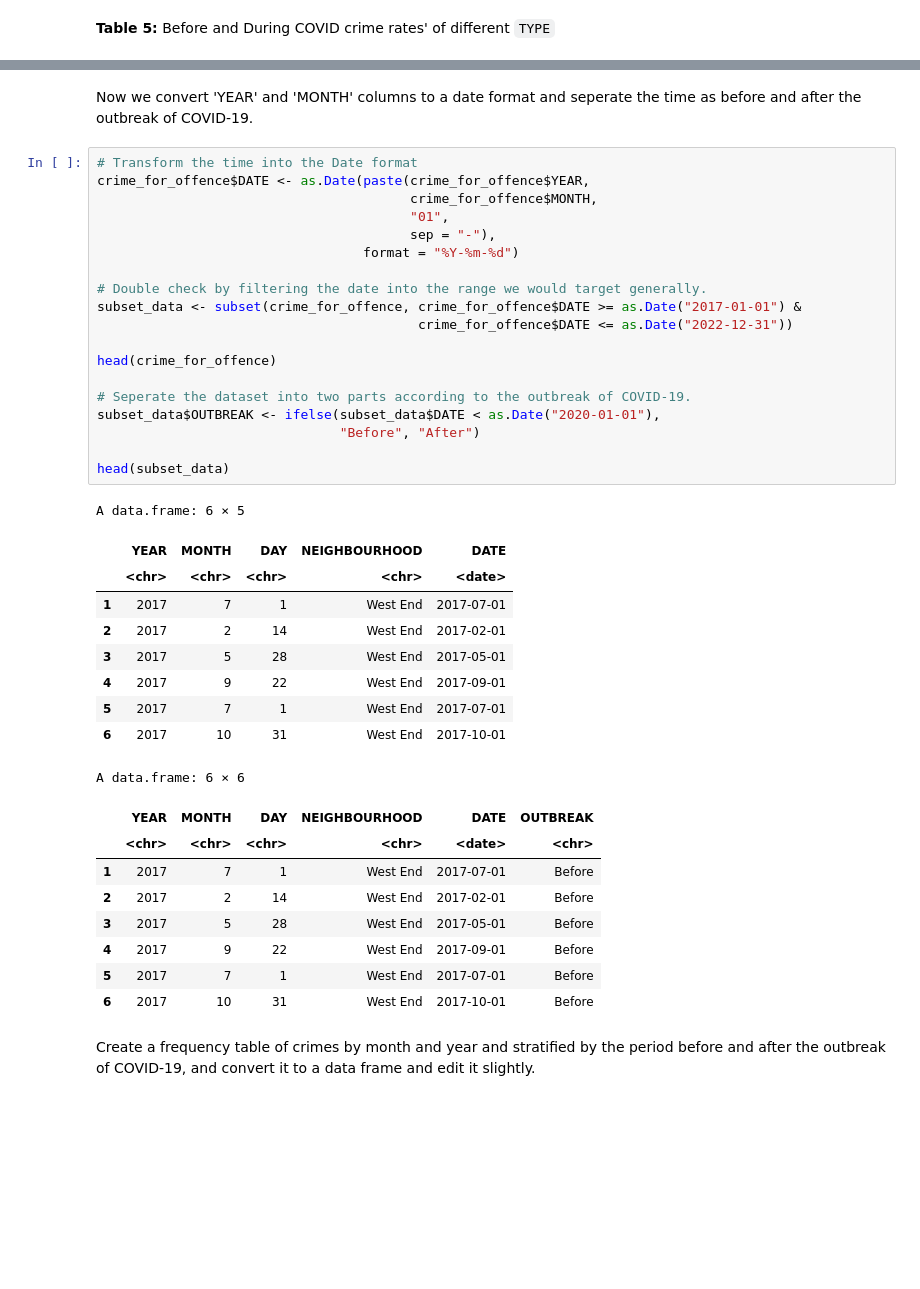
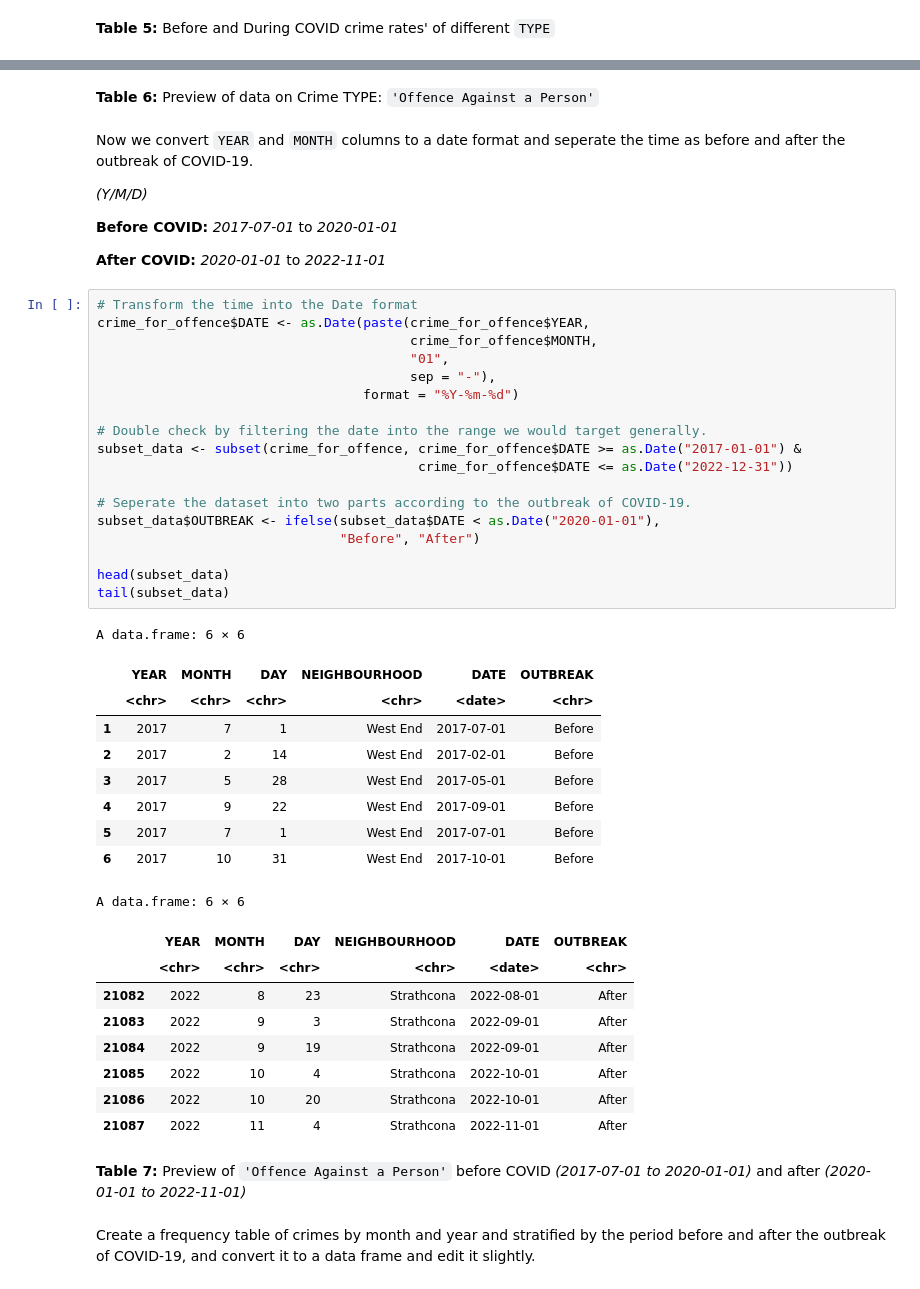
Before and after one commit to Rz02/stat201_2022w2_group_06_project, a Jupyter notebook: crime_rate_comparison.ipynb, the cells around one changed output, grey strips where cells are left out. Drawn from its saved outputs; the diff is of its cells as text; blank space fills up the shorter version.

```diff
--- a/crime_rate_comparison.ipynb
+++ b/crime_rate_comparison.ipynb
@@ -258,46 +271,55 @@ A data.frame: 6 × 4
 | 4 | 2017 | 9 | 22 | West End |
 | 5 | 2017 | 7 | 1 | West End |
 | 6 | 2017 | 10 | 31 | West End |
+# %% [markdown]
+**Table 6:** Preview of data on Crime TYPE: `'Offence Against a Person'`
 # %% [markdown]
-Now we convert 'YEAR' and 'MONTH' columns to a date format and seperate the time as before and after the outbreak of COVID-19.
+Now we convert `YEAR` and `MONTH` columns to a date format and seperate the time as before and after the outbreak of COVID-19.
+
+*(Y/M/D)*
+
+**Before COVID:** *2017-07-01* to *2020-01-01*
+
+**After COVID:** *2020-01-01* to *2022-11-01*
 # %%
 # Transform the time into the Date format
 crime_for_offence$DATE <- as.Date(paste(crime_for_offence$YEAR,
                                         crime_for_offence$MONTH,
                                         "01",
                                         sep = "-"),
                                   format = "%Y-%m-%d")
 
 # Double check by filtering the date into the range we would target generally.
 subset_data <- subset(crime_for_offence, crime_for_offence$DATE >= as.Date("2017-01-01") &
                                          crime_for_offence$DATE <= as.Date("2022-12-31"))
 
-head(crime_for_offence)
-
 # Seperate the dataset into two parts according to the outbreak of COVID-19.
 subset_data$OUTBREAK <- ifelse(subset_data$DATE < as.Date("2020-01-01"),
                                "Before", "After")
 
 head(subset_data)
+tail(subset_data)
 # %% [output]
-A data.frame: 6 × 5
+A data.frame: 6 × 6
-|  | YEAR | MONTH | DAY | NEIGHBOURHOOD | DATE |
-|  | <chr> | <chr> | <chr> | <chr> | <date> |
-| 1 | 2017 | 7 | 1 | West End | 2017-07-01 |
-| 2 | 2017 | 2 | 14 | West End | 2017-02-01 |
-| 3 | 2017 | 5 | 28 | West End | 2017-05-01 |
-| 4 | 2017 | 9 | 22 | West End | 2017-09-01 |
-| 5 | 2017 | 7 | 1 | West End | 2017-07-01 |
-| 6 | 2017 | 10 | 31 | West End | 2017-10-01 |
+|  | YEAR | MONTH | DAY | NEIGHBOURHOOD | DATE | OUTBREAK |
+|  | <chr> | <chr> | <chr> | <chr> | <date> | <chr> |
+| 1 | 2017 | 7 | 1 | West End | 2017-07-01 | Before |
+| 2 | 2017 | 2 | 14 | West End | 2017-02-01 | Before |
+| 3 | 2017 | 5 | 28 | West End | 2017-05-01 | Before |
+| 4 | 2017 | 9 | 22 | West End | 2017-09-01 | Before |
+| 5 | 2017 | 7 | 1 | West End | 2017-07-01 | Before |
+| 6 | 2017 | 10 | 31 | West End | 2017-10-01 | Before |
 A data.frame: 6 × 6
 |  | YEAR | MONTH | DAY | NEIGHBOURHOOD | DATE | OUTBREAK |
 |  | <chr> | <chr> | <chr> | <chr> | <date> | <chr> |
-| 1 | 2017 | 7 | 1 | West End | 2017-07-01 | Before |
-| 2 | 2017 | 2 | 14 | West End | 2017-02-01 | Before |
-| 3 | 2017 | 5 | 28 | West End | 2017-05-01 | Before |
-| 4 | 2017 | 9 | 22 | West End | 2017-09-01 | Before |
-| 5 | 2017 | 7 | 1 | West End | 2017-07-01 | Before |
-| 6 | 2017 | 10 | 31 | West End | 2017-10-01 | Before |
+| 21082 | 2022 | 8 | 23 | Strathcona | 2022-08-01 | After |
+| 21083 | 2022 | 9 | 3 | Strathcona | 2022-09-01 | After |
+| 21084 | 2022 | 9 | 19 | Strathcona | 2022-09-01 | After |
+| 21085 | 2022 | 10 | 4 | Strathcona | 2022-10-01 | After |
+| 21086 | 2022 | 10 | 20 | Strathcona | 2022-10-01 | After |
+| 21087 | 2022 | 11 | 4 | Strathcona | 2022-11-01 | After |
+# %% [markdown]
+**Table 7:** Preview of `'Offence Against a Person'` before COVID *(2017-07-01 to 2020-01-01)* and after *(2020-01-01 to 2022-11-01)*
 # %% [markdown]
 Create a frequency table of crimes by month and year and stratified by the period before and after the outbreak of COVID-19, and convert it to a data frame and edit it slightly.
 # %%
```
Also changed, not shown: parts of 16 cells of this notebook.
